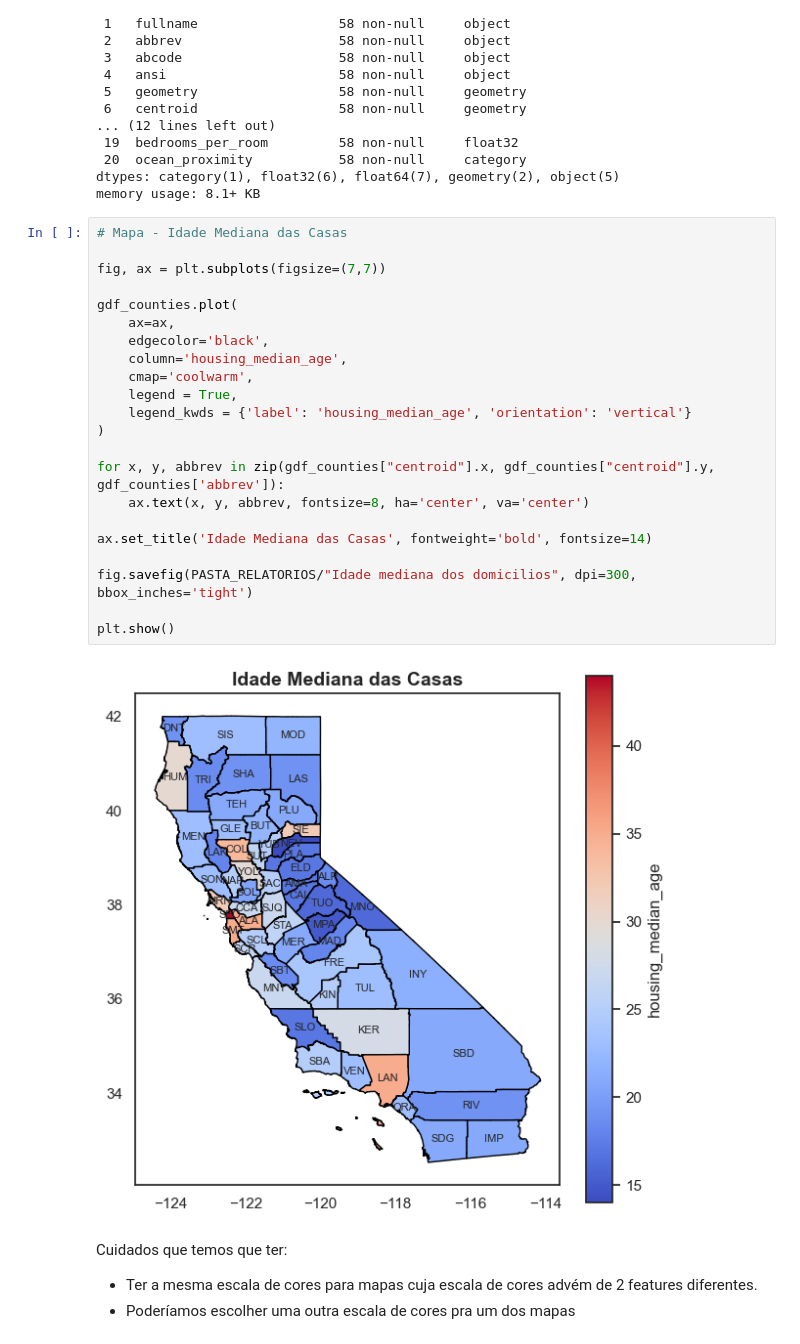
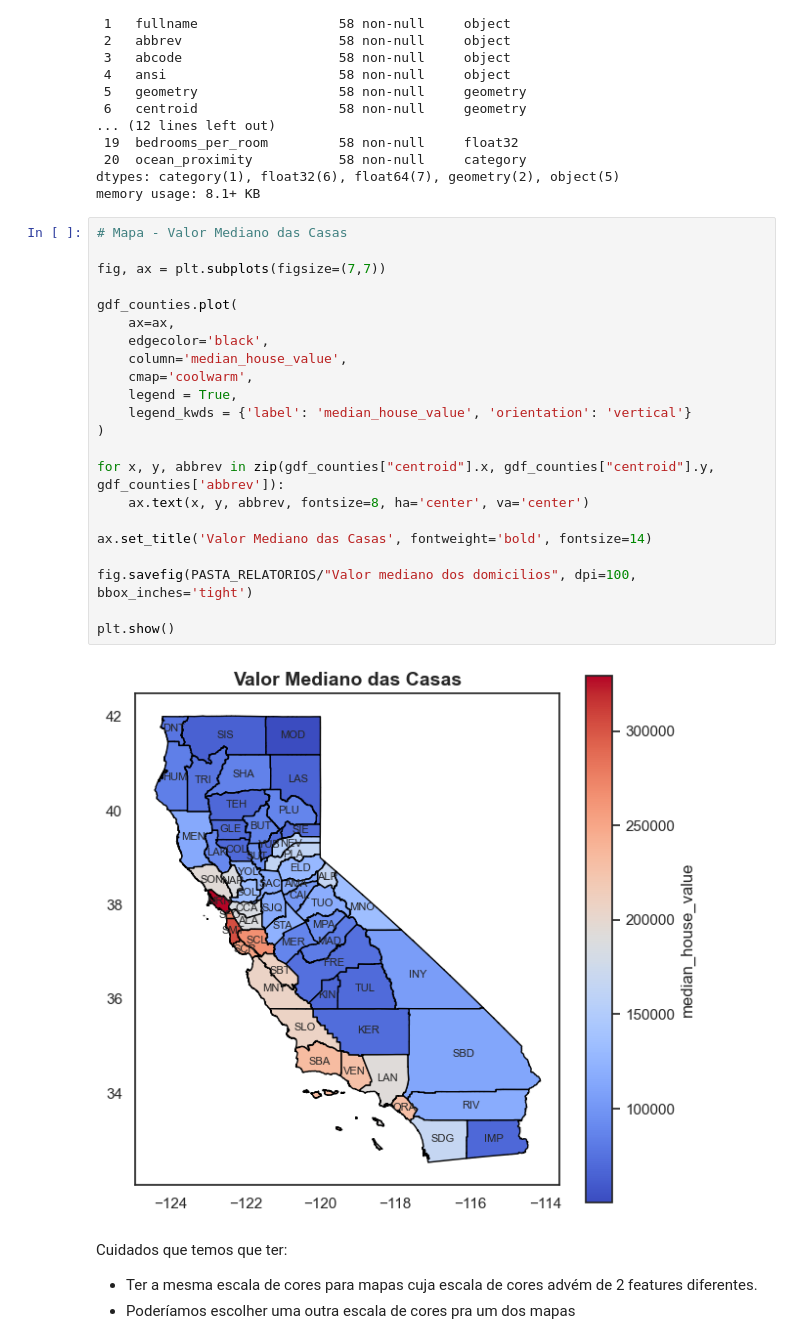
Before and after one commit to renatorcchaves/Valor_de_Imovel_California, a Jupyter notebook: notebooks/-02-Analise dos Dados Geograficos.ipynb, the cells around one changed output. Drawn from its saved outputs; the diff is of its cells as text.

```diff
--- a/notebooks/-02-Analise dos Dados Geograficos.ipynb
+++ b/notebooks/-02-Analise dos Dados Geograficos.ipynb
@@ -655,29 +655,29 @@ Data columns (total 21 columns):
 dtypes: category(1), float32(6), float64(7), geometry(2), object(5)
 memory usage: 8.1+ KB
 # %%
-# Mapa - Idade Mediana das Casas
+# Mapa - Valor Mediano das Casas
 
 fig, ax = plt.subplots(figsize=(7,7))
 
 gdf_counties.plot(
     ax=ax,
     edgecolor='black',
-    column='housing_median_age',
+    column='median_house_value',
     cmap='coolwarm',
     legend = True,
-    legend_kwds = {'label': 'housing_median_age', 'orientation': 'vertical'}
+    legend_kwds = {'label': 'median_house_value', 'orientation': 'vertical'}
 )
 
 for x, y, abbrev in zip(gdf_counties["centroid"].x, gdf_counties["centroid"].y, gdf_counties['abbrev']):
     ax.text(x, y, abbrev, fontsize=8, ha='center', va='center')
 
-ax.set_title('Idade Mediana das Casas', fontweight='bold', fontsize=14)
+ax.set_title('Valor Mediano das Casas', fontweight='bold', fontsize=14)
 
-fig.savefig(PASTA_RELATORIOS/"Idade mediana dos domicilios", dpi=300, bbox_inches='tight')
+fig.savefig(PASTA_RELATORIOS/"Valor mediano dos domicilios", dpi=100, bbox_inches='tight')
 
 plt.show()
 # %% [output]
-[figure, old version]
+[figure, new version]
 # %% [markdown]
 Cuidados que temos que ter:
 - Ter a mesma escala de cores para mapas cuja escala de cores advém de 2 features diferentes.
```
Also changed, not shown: parts of 3 cells of this notebook, 6 other files.
